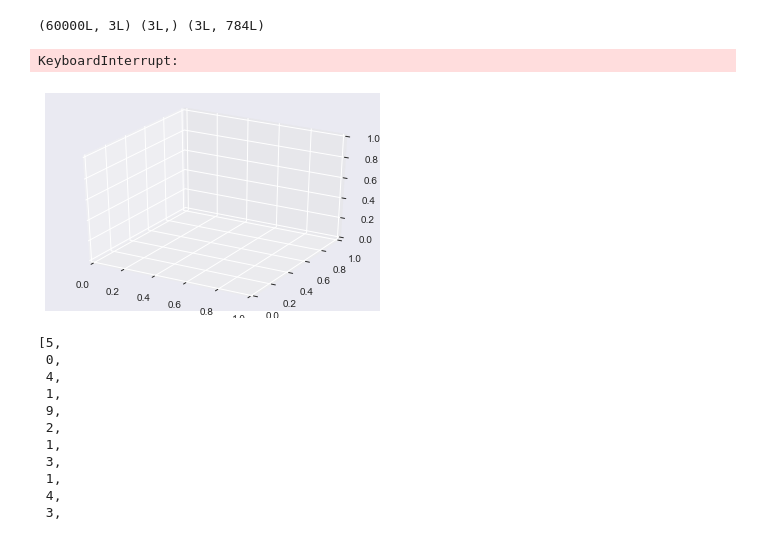
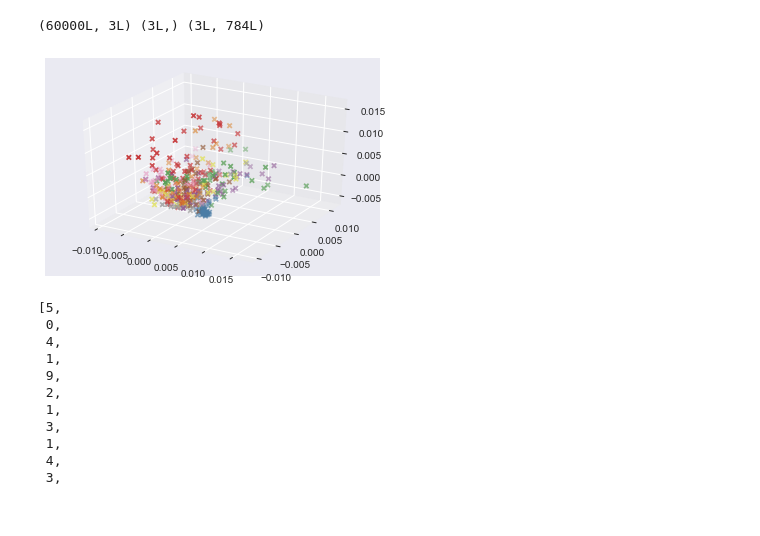
Before and after one commit to zxybazh/PRML-Assignment, a Jupyter notebook: assignment4/src/mnist.ipynb, the cells around one changed output. Drawn from its saved outputs; the diff is of its cells as text; code cells hidden in the pictures.

```diff
--- a/assignment4/src/mnist.ipynb
+++ b/assignment4/src/mnist.ipynb
@@ -53,16 +53,16 @@ print u.shape, s.shape, v.shape
 # %% [output]
 (60000L, 3L) (3L,) (3L, 784L)
 # %%
+num = 400
 from mpl_toolkits.mplot3d import Axes3D
 fig = plt.figure()
 ax = fig.add_subplot(111, projection='3d')
 ax.scatter(u.T[0][:num], u.T[1][:num], u.T[2][:num], \
-           c=[sns.color_palette("Set1", n_colors=10, desat=.7)[w] for w in Y_train],\
-           marker=m)
+           c=[sns.color_palette("Set1", n_colors=10, desat=.7)[w] for w in Y_train[:num]],\
+           marker='x')
 plt.show()
 # %% [output]
-KeyboardInterrupt:
-[figure, old version]
+[figure, new version]
 # %%
 [w for w in Y_train]
 # %% [output]
```
